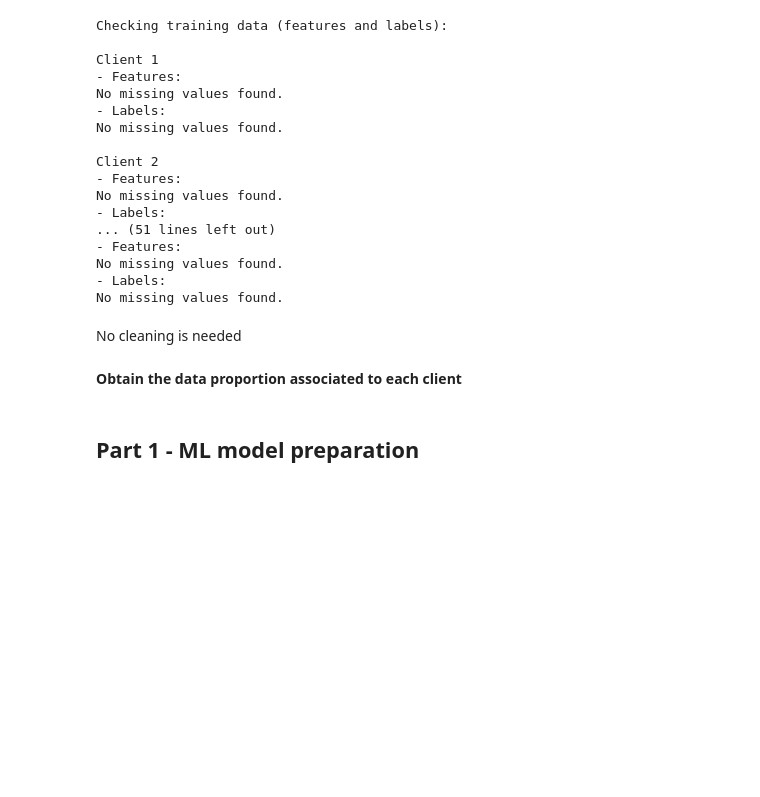
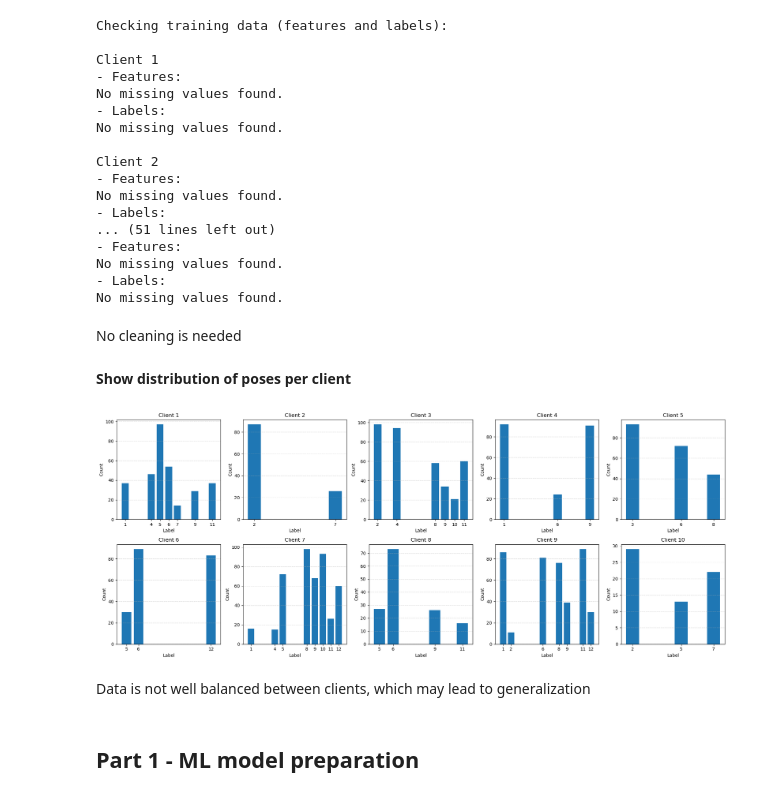
Before and after one commit to JavierGonzalezOtero02/Machine-Learning-for-networks, a Jupyter notebook: seminar5/Seminar_5.ipynb, the cells around one changed output. Drawn from its saved outputs; the diff is of its cells as text; code cells hidden in the pictures; blank space fills up the shorter version.

```diff
--- a/seminar5/Seminar_5.ipynb
+++ b/seminar5/Seminar_5.ipynb
@@ -96,25 +97,31 @@ No missing values found.
 # %% [markdown]
 No cleaning is needed
 # %% [markdown]
-**Obtain the data proportion associated to each client**
+**Show distribution of poses per client**
 # %%
-num_samples_client_1 = len(train_features_dfs[0])
-num_samples_client_2 = len(train_features_dfs[1])
-num_samples_client_3 = len(train_features_dfs[2])
-num_samples_client_4 = len(train_features_dfs[3])
-num_samples_client_5 = len(train_features_dfs[4])
-num_samples_client_6 = len(train_features_dfs[5])
-num_samples_client_7 = len(train_features_dfs[6])
-num_samples_client_8 = len(train_features_dfs[7])
-num_samples_client_9 = len(train_features_dfs[8])
-num_samples_client_10 = len(train_features_dfs[9])
+fig, axs = plt.subplots(2, 5, figsize=(20, 8))  # 2 rows x 5 columns
+axs = axs.flatten()  # Flatten the 2D array of axes for easy indexing
 
-total_samples = (
-    num_samples_client_1 + num_samples_client_2 + num_samples_client_3 +
-    num_samples_client_4 + num_samples_client_5 + num_samples_client_6 +
-    num_samples_client_7 + num_samples_client_8 + num_samples_client_9 +
-    num_samples_client_10
-)
+for i, labels_df in enumerate(train_labels_dfs):
+    labels = labels_df.values.flatten()
+    label_counts = Counter(labels)
+
+    sorted_labels = sorted(label_counts.keys())
+    counts = [label_counts[k] for k in sorted_labels]
+
+    axs[i].bar(sorted_labels, counts)
+    axs[i].set_title(f"Client {i + 1}")
+    axs[i].set_xlabel("Label")
+    axs[i].set_ylabel("Count")
+    axs[i].set_xticks(sorted_labels)
+    axs[i].grid(axis='y', linestyle='--', alpha=0.5)
+
+plt.tight_layout()
+plt.show()
+# %% [output]
+[figure, added]
+# %% [markdown]
+Data is not well balanced between clients, which may lead to generalization
 # %% [markdown]
 ## Part 1 - ML model preparation
 # %% [markdown]
```
Also changed, not shown: parts of 3 cells of this notebook.
